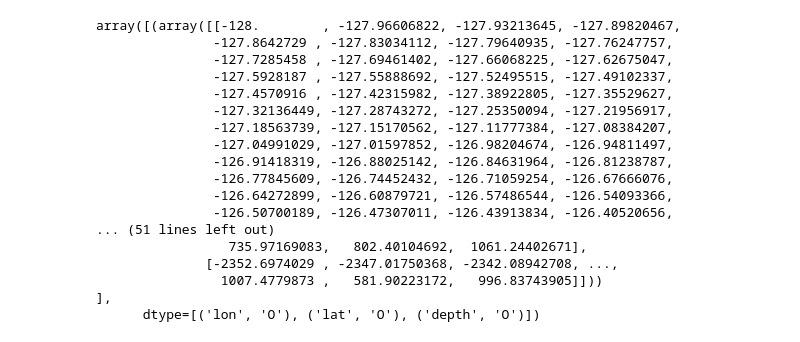
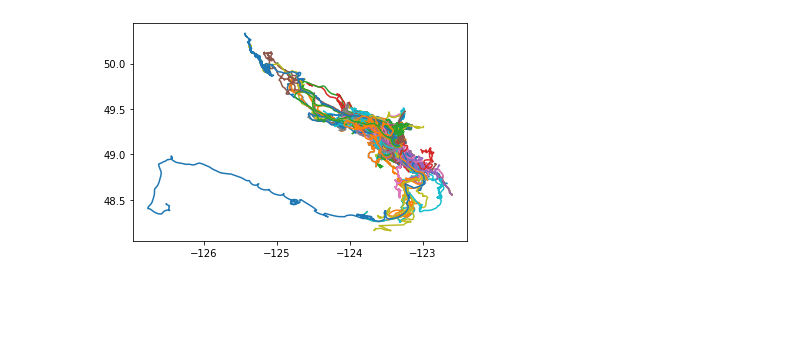
Before and after one commit to AndrewLoeppky/eosc211_students, a Jupyter notebook: e211_python_2021/assignment01/ast1.ipynb, the cells around one changed output. Drawn from its saved outputs; the diff is of its cells as text; code cells hidden in the pictures; blank space fills up the shorter version.

```diff
--- a/e211_python_2021/assignment01/ast1.ipynb
+++ b/e211_python_2021/assignment01/ast1.ipynb
@@ -237,24 +121,11 @@ Finally, add to the plot a text line that states how many tracks fall into each
 # %%
-data = np.load("drifter_data.npy", allow_pickle=True)
-basemap = loadmat("SouthVI.mat")
-
-basemap["SouthVI"][0]
+drifters = np.load("drifter_data.npy", allow_pickle=True)
+basemap_in = loadmat("BCcoastline.mat")
-# %% [output]
-array([(array([[-128.        , -127.96606822, -127.93213645, -127.89820467,
-               -127.8642729 , -127.83034112, -127.79640935, -127.76247757,
-               -127.7285458 , -127.69461402, -127.66068225, -127.62675047,
-               -127.5928187 , -127.55888692, -127.52495515, -127.49102337,
-               -127.4570916 , -127.42315982, -127.38922805, -127.35529627,
-               -127.32136449, -127.28743272, -127.25350094, -127.21956917,
-               -127.18563739, -127.15170562, -127.11777384, -127.08384207,
-               -127.04991029, -127.01597852, -126.98204674, -126.94811497,
-               -126.91418319, -126.88025142, -126.84631964, -126.81238787,
-               -126.77845609, -126.74452432, -126.71059254, -126.67666076,
-               -126.64272899, -126.60879721, -126.57486544, -126.54093366,
-               -126.50700189, -126.47307011, -126.43913834, -126.40520656,
-... (51 lines left out)
-                 735.97169083,   802.40104692,  1061.24402671],
-              [-2352.6974029 , -2347.01750368, -2342.08942708, ...,
-                1007.4779873 ,   581.90223172,   996.83743905]]))                                                                                     ],
-      dtype=[('lon', 'O'), ('lat', 'O'), ('depth', 'O')])
+# %%
+# plot the drifters
+fig, ax = plt.subplots()
+for dat in data:
+    ax.plot(dat["lons"], dat["lats"])
+# %% [output]
+[figure, added]
 # %%
```
Also changed, not shown: parts of 13 cells of this notebook, 3 other files.
